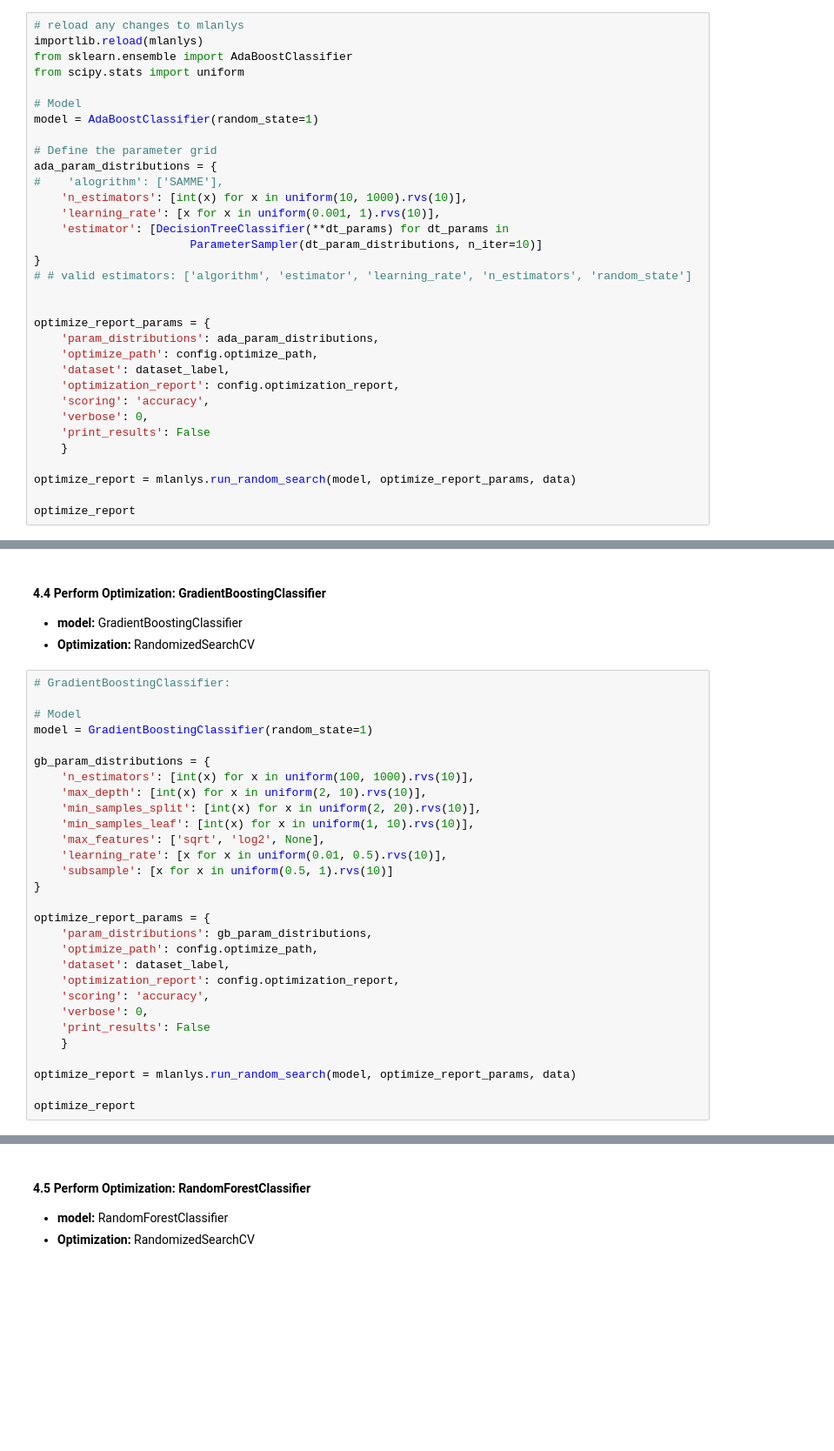
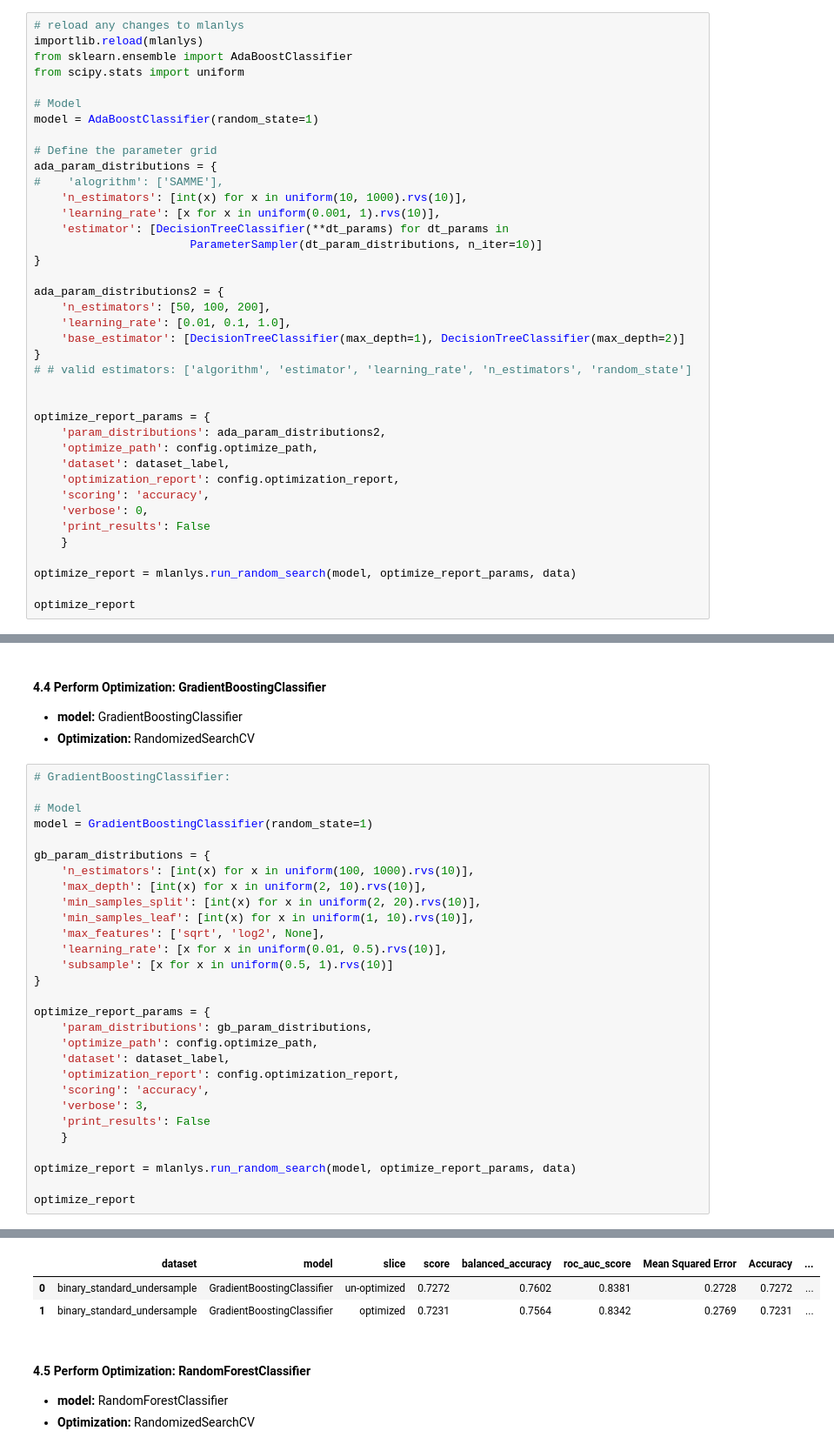
Before and after one commit to jflachman/DU-project-2, a Jupyter notebook: brfss_2021/4_data_analysis_optimization_1_binary_standardScaler.ipynb, the cells around one changed output, grey strips where cells are left out. Shown: that part at 87% size. Saved outputs shown, nothing was run; the diff lists cells and outputs as text; blank space fills up the shorter version.

```diff
--- a/brfss_2021/4_data_analysis_optimization_1_binary_standardScaler.ipynb
+++ b/brfss_2021/4_data_analysis_optimization_1_binary_standardScaler.ipynb
@@ -448,11 +448,17 @@ ada_param_distributions = {
     'estimator': [DecisionTreeClassifier(**dt_params) for dt_params in
                        ParameterSampler(dt_param_distributions, n_iter=10)]
 }
+
+ada_param_distributions2 = {
+    'n_estimators': [50, 100, 200],
+    'learning_rate': [0.01, 0.1, 1.0],
+    'base_estimator': [DecisionTreeClassifier(max_depth=1), DecisionTreeClassifier(max_depth=2)]
+}
 # # valid estimators: ['algorithm', 'estimator', 'learning_rate', 'n_estimators', 'random_state']
 
 
 optimize_report_params = {
-    'param_distributions': ada_param_distributions,
+    'param_distributions': ada_param_distributions2,
     'optimize_path': config.optimize_path,
     'dataset': dataset_label,
     'optimization_report': config.optimization_report,
@@ -495,10 +501,11 @@ optimize_report_params = {
     'dataset': dataset_label,
     'optimization_report': config.optimization_report,
     'scoring': 'accuracy',
-    'verbose': 0,
+    'verbose': 3,
     'print_results': False
     }
 
 optimize_report = mlanlys.run_random_search(model, optimize_report_params, data)
 
 optimize_report
+# %% [output]
@@ -505,3 +529,6 @@ optimize_report
+|  | dataset | model | slice | score | balanced_accuracy | roc_auc_score | Mean Squared Error | Accuracy | ... |
+| 0 | binary_standard_undersample | GradientBoostingClassifier | un-optimized | 0.7272 | 0.7602 | 0.8381 | 0.2728 | 0.7272 | ... |
+| 1 | binary_standard_undersample | GradientBoostingClassifier | optimized | 0.7231 | 0.7564 | 0.8342 | 0.2769 | 0.7231 | ... |
 # %% [markdown]
 #### 4.5 Perform Optimization: RandomForestClassifier
 
```
Also changed, not shown: parts of 8 cells of this notebook, 4 other files.
